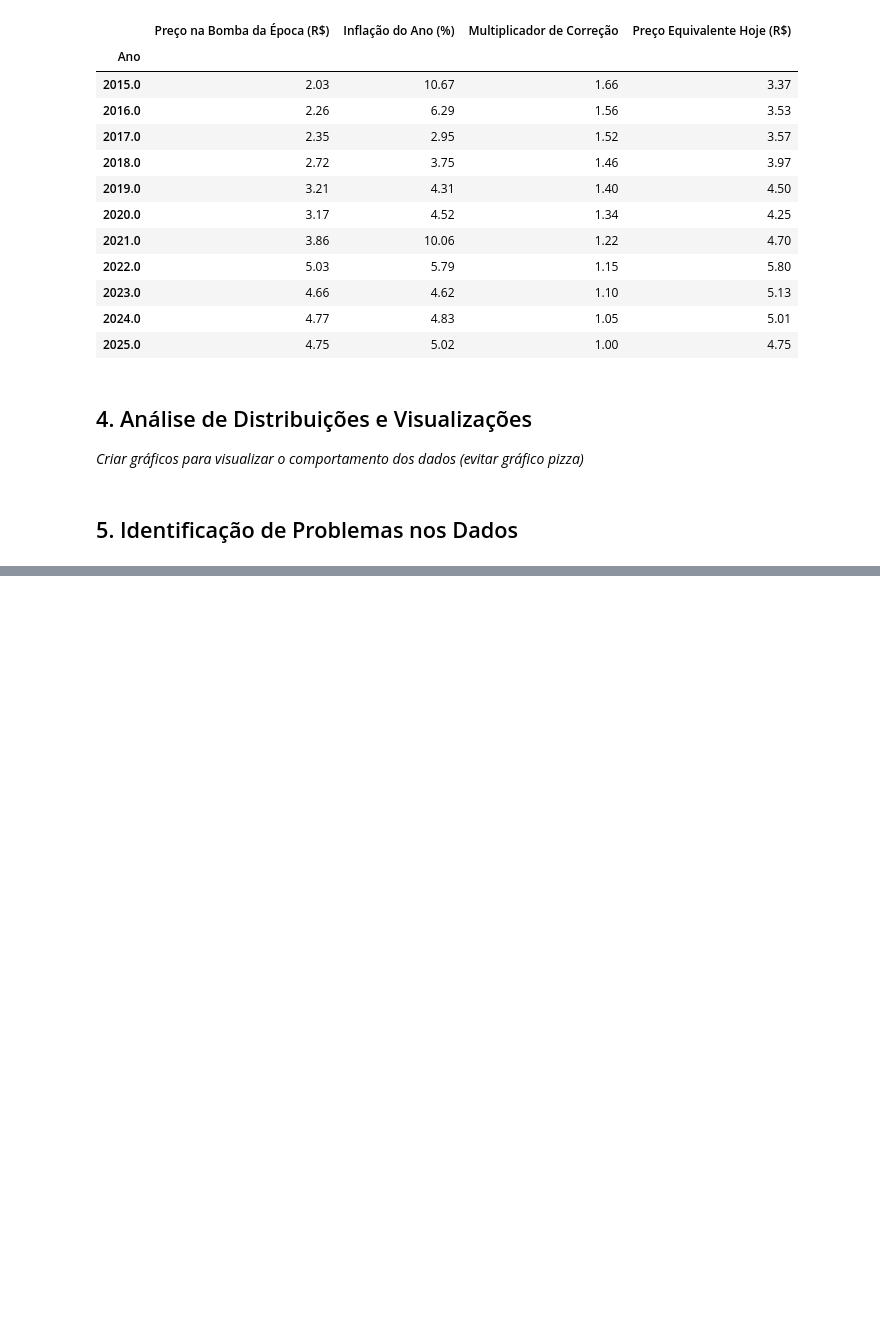
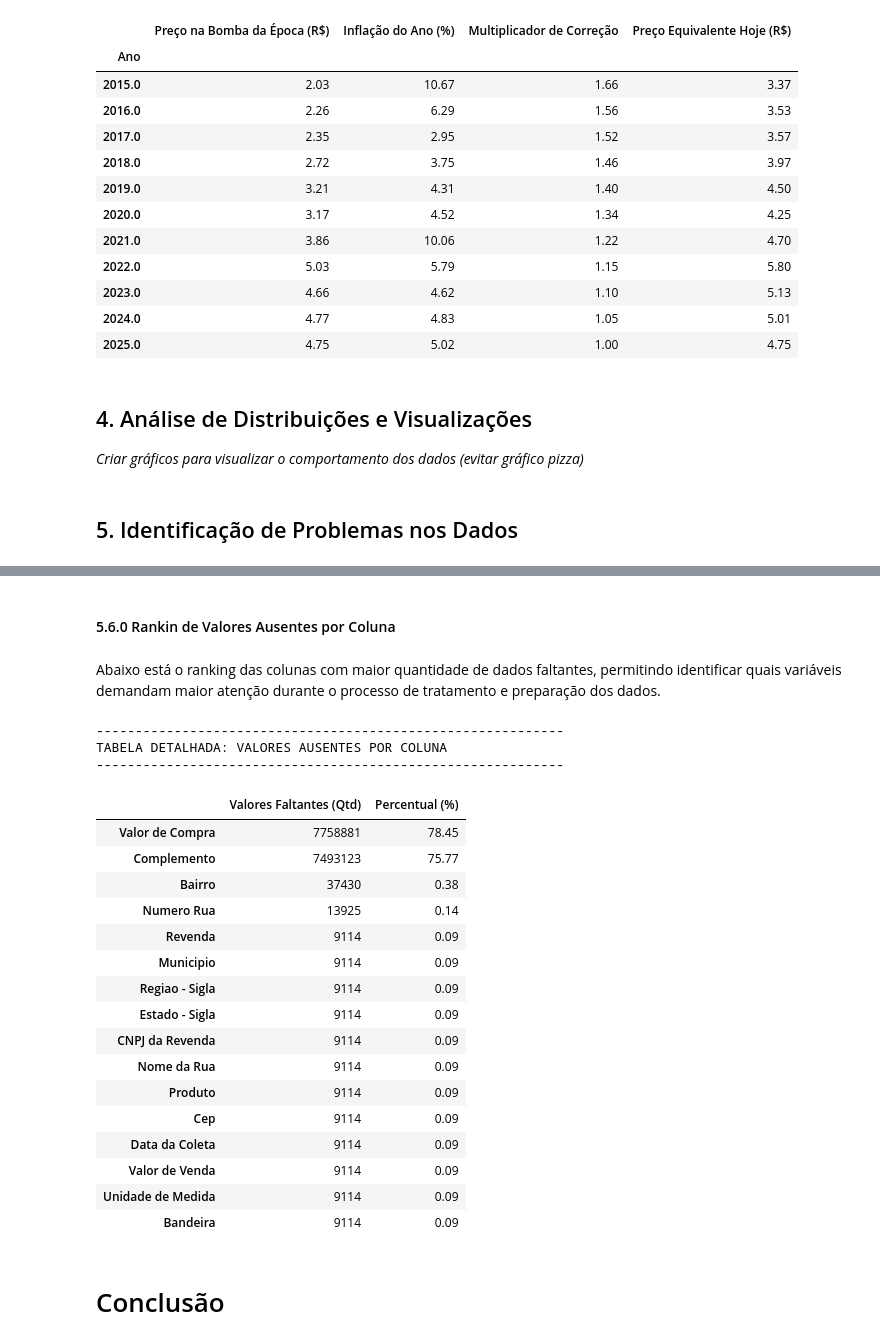
Before and after one commit to LucasCabra7/precos-combustiveis-brasil-2015-2025, a Jupyter notebook: Grupo_4_Análise_Exploratória_e_Modelagem_Preditiva_dos_Preços_de_Combustíveis_no_Brasil_(2015–2025).ipynb, the cells around one changed output, grey strips where cells are left out. Saved outputs shown, nothing was run; the diff lists cells and outputs as text; code cells hidden in the pictures; blank space fills up the shorter version.

```diff
--- a/Grupo_4_Análise_Exploratória_e_Modelagem_Preditiva_dos_Preços_de_Combustíveis_no_Brasil_(2015–2025).ipynb
+++ b/Grupo_4_Análise_Exploratória_e_Modelagem_Preditiva_dos_Preços_de_Combustíveis_no_Brasil_(2015–2025).ipynb
@@ -1079,0 +1291,70 @@ analisador_evolucao_real_vs_nominal.exibir_relatorio_ajustados_pela_inflacao()
+# %% [markdown]
+#### 5.6.0 Rankin de Valores Ausentes por Coluna
+# %% [markdown]
+Abaixo está o ranking das colunas com maior quantidade de dados faltantes, permitindo identificar quais variáveis demandam maior atenção durante o processo de tratamento e preparação dos dados.
+# %%
+import pandas as pd
+from IPython.display import display
+
+class AnalisadorTabularDeValoresAusentes:
+    def __init__(self, dataframe: pd.DataFrame):
+        self.dataframe = dataframe
+
+    def calcular_estatisticas_de_dados_ausentes(self):
+        total_de_linhas = len(self.dataframe)
+        contagem_de_nulos = self.dataframe.isnull().sum()
+        percentual_de_nulos = (contagem_de_nulos / total_de_linhas) * 100
+
+        tabela_ausentes = pd.DataFrame({
+            'Valores Faltantes (Qtd)': contagem_de_nulos,
+            'Percentual (%)': percentual_de_nulos
+        })
+
+        tabela_ausentes = tabela_ausentes[tabela_ausentes['Valores Faltantes (Qtd)'] > 0]
+        tabela_ausentes = tabela_ausentes.drop(index='Ano', errors='ignore')
+
+        tabela_ausentes = tabela_ausentes.sort_values(by='Valores Faltantes (Qtd)', ascending=False)
+        tabela_ausentes['Percentual (%)'] = tabela_ausentes['Percentual (%)'].round(2)
+
+        return tabela_ausentes
+
+    def exibir_relatorio_tabular(self, tabela_ausentes: pd.DataFrame):
+        print("\n" + "-"*60)
+        print("TABELA DETALHADA: VALORES AUSENTES POR COLUNA")
+        print("-"*60 + "\n")
+
+        if tabela_ausentes.empty:
+            print("✅ O dataset está íntegro. Nenhuma das colunas originais possui valores nulos.")
+        else:
+            display(tabela_ausentes)
+
+    def gerar_relatorio_completo_de_nulos(self):
+        tabela_calculada = self.calcular_estatisticas_de_dados_ausentes()
+
+        self.exibir_relatorio_tabular(tabela_calculada)
+
+analisador_tabular_nulos = AnalisadorTabularDeValoresAusentes(dataframe_final)
+analisador_tabular_nulos.gerar_relatorio_completo_de_nulos()
+# %% [output]
+------------------------------------------------------------
+TABELA DETALHADA: VALORES AUSENTES POR COLUNA
+------------------------------------------------------------
+|  | Valores Faltantes (Qtd) | Percentual (%) |
+| Valor de Compra | 7758881 | 78.45 |
+| Complemento | 7493123 | 75.77 |
+| Bairro | 37430 | 0.38 |
+| Numero Rua | 13925 | 0.14 |
+| Revenda | 9114 | 0.09 |
+| Municipio | 9114 | 0.09 |
+| Regiao - Sigla | 9114 | 0.09 |
+| Estado - Sigla | 9114 | 0.09 |
+| CNPJ da Revenda | 9114 | 0.09 |
+| Nome da Rua | 9114 | 0.09 |
+| Produto | 9114 | 0.09 |
+| Cep | 9114 | 0.09 |
+| Data da Coleta | 9114 | 0.09 |
+| Valor de Venda | 9114 | 0.09 |
+| Unidade de Medida | 9114 | 0.09 |
+| Bandeira | 9114 | 0.09 |
+# %% [markdown]
+# Conclusão
```
Also changed, not shown: parts of 26 cells of this notebook, 1 other file.
